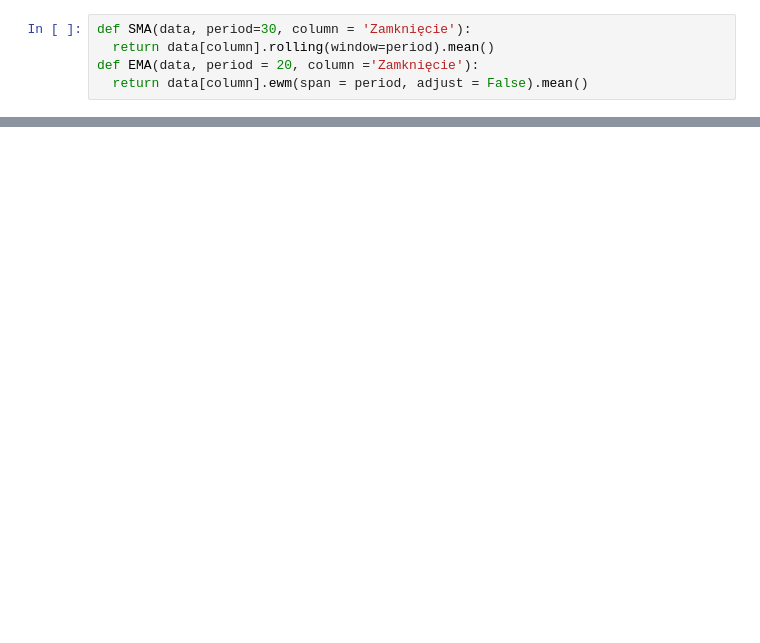
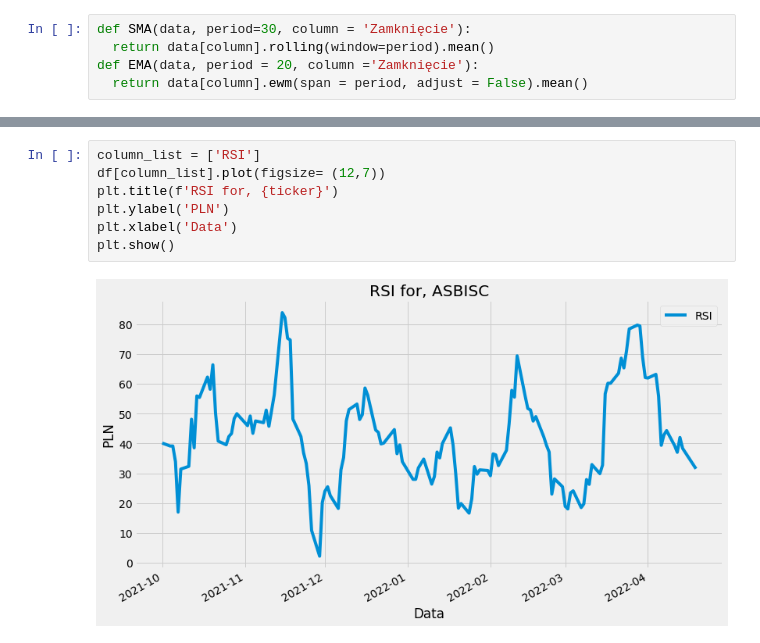
Before and after one commit to barthas1985/Stock_indicators_Warsaw_Stock_Exchange, a Jupyter notebook: Biznesrdar.ipynb, the cells around one changed output, grey strips where cells are left out. Saved outputs shown, nothing was run; the diff lists cells and outputs as text; blank space fills up the shorter version.

```diff
--- a/Biznesrdar.ipynb
+++ b/Biznesrdar.ipynb
@@ -97,0 +221,9 @@ def MACD(data, period_long = 26, period_short = 12, period_signal = 9, column =
+# %%
+column_list = ['RSI']
+df[column_list].plot(figsize= (12,7))
+plt.title(f'RSI for, {ticker}')
+plt.ylabel('PLN')
+plt.xlabel('Data')
+plt.show()
+# %% [output]
+[figure, added]
```
Also changed, not shown: parts of 18 cells of this notebook.
